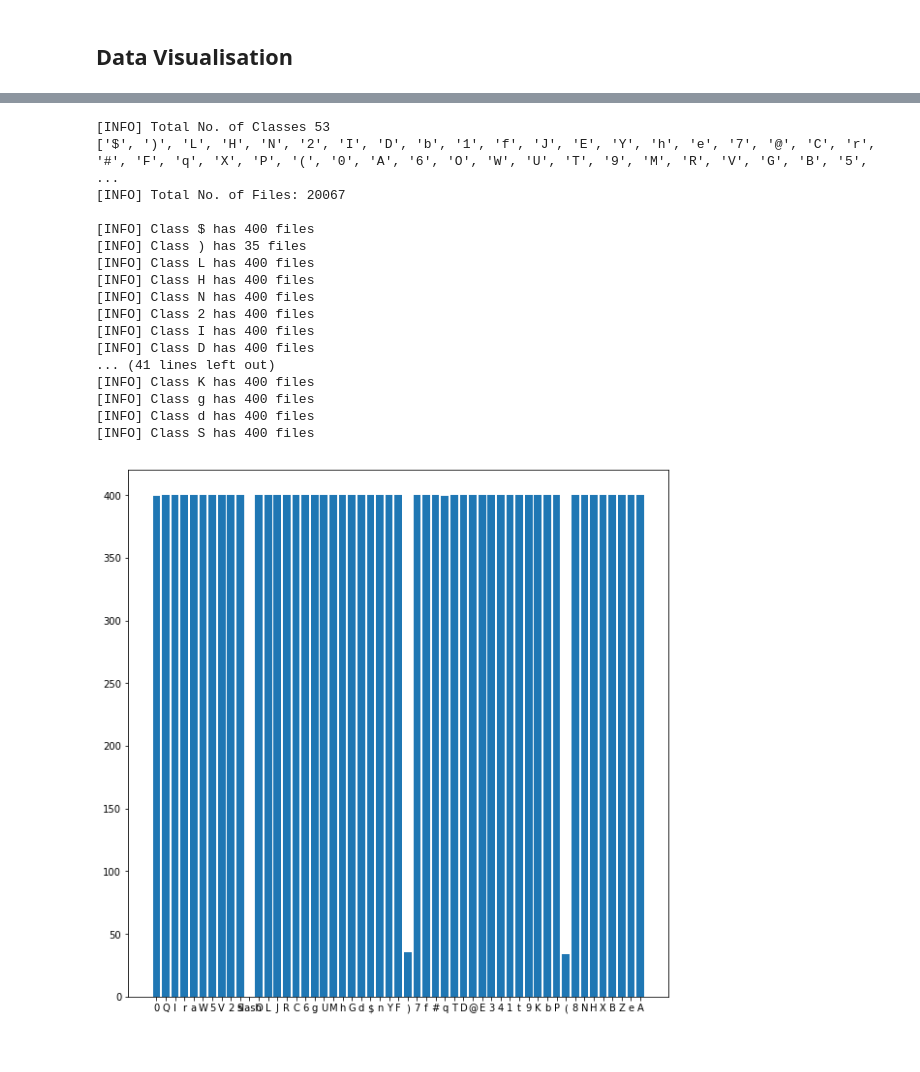
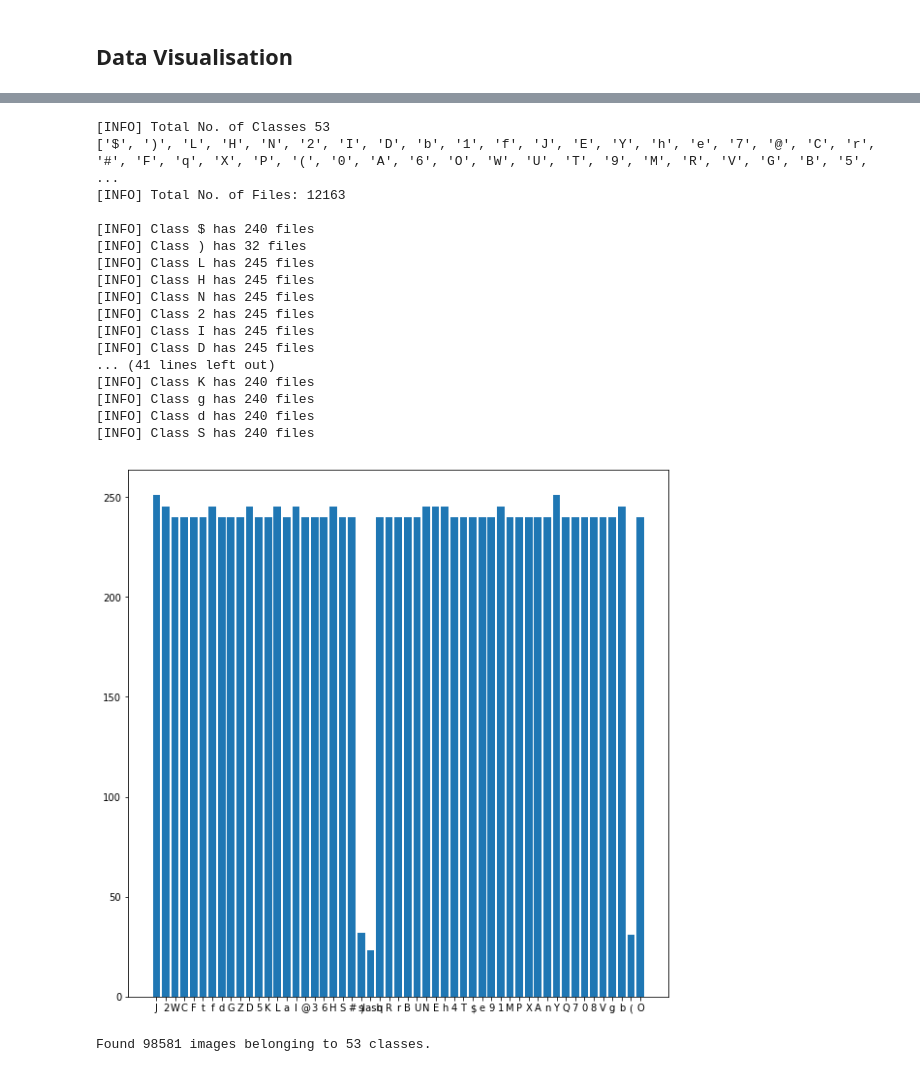
Before and after one commit to aidenchia-taiger/char-recognizer, a Jupyter notebook: src/EDA.ipynb, the cells around one changed output, grey strips where cells are left out. Saved outputs shown, nothing was run; the diff lists cells and outputs as text; code cells hidden in the pictures.

```diff
--- a/src/EDA.ipynb
+++ b/src/EDA.ipynb
@@ -33,6 +38,8 @@ Class Label: a
 def getStats(folder):
     if folder == 'train':
         folder = '../imgs/train'
+    elif folder == 'validation':
+        folder = '../imgs/validation'
     elif folder == 'test':
         folder = '../imgs/test'
 
@@ -50,27 +57,27 @@ def getStats(folder):
 
     return lenFiles
 # %%
-lenFiles = getStats('test')
+lenFiles = getStats('validation')
 plt.figure(figsize=(10,10))
 plt.bar(range(len(lenFiles)), list(lenFiles.values()), align='center')
 plt.xticks(range(len(lenFiles)), list(lenFiles.keys()))
 plt.show()
 # %% [output]
 [INFO] Total No. of Classes 53
 ['$', ')', 'L', 'H', 'N', '2', 'I', 'D', 'b', '1', 'f', 'J', 'E', 'Y', 'h', 'e', '7', '@', 'C', 'r', '#', 'F', 'q', 'X', 'P', '(', '0', 'A', '6', 'O', 'W', 'U', 'T', '9', 'M', 'R', 'V', 'G', 'B', '5', ...
-[INFO] Total No. of Files: 20067
+[INFO] Total No. of Files: 12163
 
-[INFO] Class $ has 400 files
-[INFO] Class ) has 35 files
-[INFO] Class L has 400 files
-[INFO] Class H has 400 files
-[INFO] Class N has 400 files
-[INFO] Class 2 has 400 files
-[INFO] Class I has 400 files
-[INFO] Class D has 400 files
+[INFO] Class $ has 240 files
+[INFO] Class ) has 32 files
+[INFO] Class L has 245 files
+[INFO] Class H has 245 files
+[INFO] Class N has 245 files
+[INFO] Class 2 has 245 files
+[INFO] Class I has 245 files
+[INFO] Class D has 245 files
 ... (41 lines left out)
-[INFO] Class K has 400 files
-[INFO] Class g has 400 files
-[INFO] Class d has 400 files
-[INFO] Class S has 400 files
+[INFO] Class K has 240 files
+[INFO] Class g has 240 files
+[INFO] Class d has 240 files
+[INFO] Class S has 240 files
-[figure, old version]
+[figure, new version]
@@ -76,0 +89,7 @@ plt.show()
+# %%
+train_generator = train_datagen.flow_from_directory('../imgs/train', target_size = (28,28),
+                                                    batch_size=1, color_mode='grayscale',
+                                                    class_mode='categorical', subset='training',
+                                                    shuffle=True)
+# %% [output]
+Found 98581 images belonging to 53 classes.
```
Also changed, not shown: parts of 5 cells of this notebook, 7 other files.
